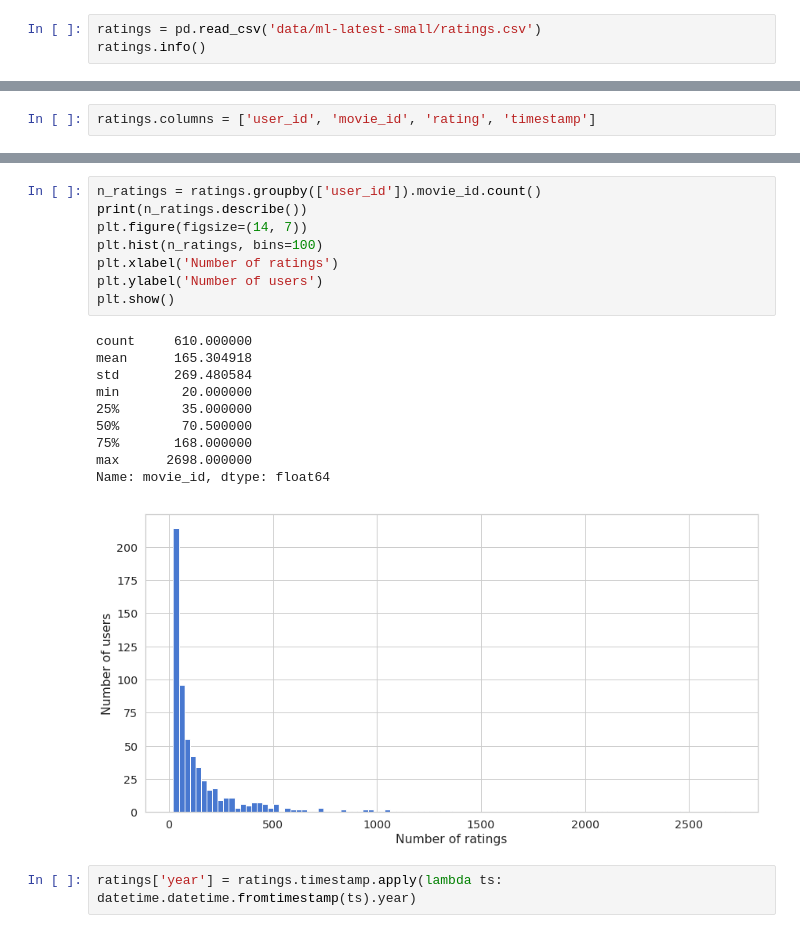
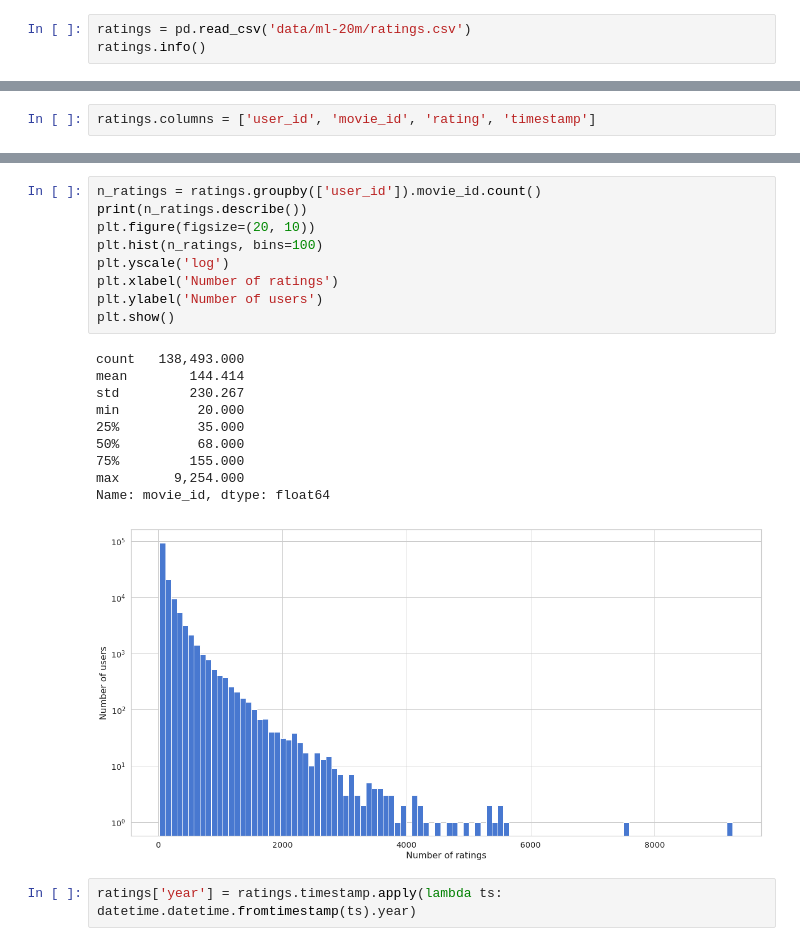
Before and after one commit to csizsek/recommender-systems, a Jupyter notebook: movie_lens/01_preparation.ipynb, the cells around one changed output, grey strips where cells are left out. Drawn from its saved outputs; the diff is of its cells as text.

```diff
--- a/movie_lens/01_preparation.ipynb
+++ b/movie_lens/01_preparation.ipynb
@@ -155,7 +158,7 @@ tags.sample(10)
 # %% [markdown]
 ## Ratings
 # %%
-ratings = pd.read_csv('data/ml-latest-small/ratings.csv')
+ratings = pd.read_csv('data/ml-20m/ratings.csv')
 ratings.info()
 # %% [output]
 <class 'pandas.core.frame.DataFrame'>
@@ -223,22 +227,23 @@ Name: movie_id, dtype: float64
 # %%
 n_ratings = ratings.groupby(['user_id']).movie_id.count()
 print(n_ratings.describe())
-plt.figure(figsize=(14, 7))
+plt.figure(figsize=(20, 10))
 plt.hist(n_ratings, bins=100)
+plt.yscale('log')
 plt.xlabel('Number of ratings')
 plt.ylabel('Number of users')
 plt.show()
 # %% [output]
-count     610.000000
-mean      165.304918
-std       269.480584
-min        20.000000
-25%        35.000000
-50%        70.500000
-75%       168.000000
-max      2698.000000
+count   138,493.000
+mean        144.414
+std         230.267
+min          20.000
+25%          35.000
+50%          68.000
+75%         155.000
+max       9,254.000
 Name: movie_id, dtype: float64
-[figure, old version]
+[figure, new version]
 # %%
 ratings['year'] = ratings.timestamp.apply(lambda ts: datetime.datetime.fromtimestamp(ts).year)
 # %%
```
Also changed, not shown: parts of 14 cells of this notebook, 1 other file.
